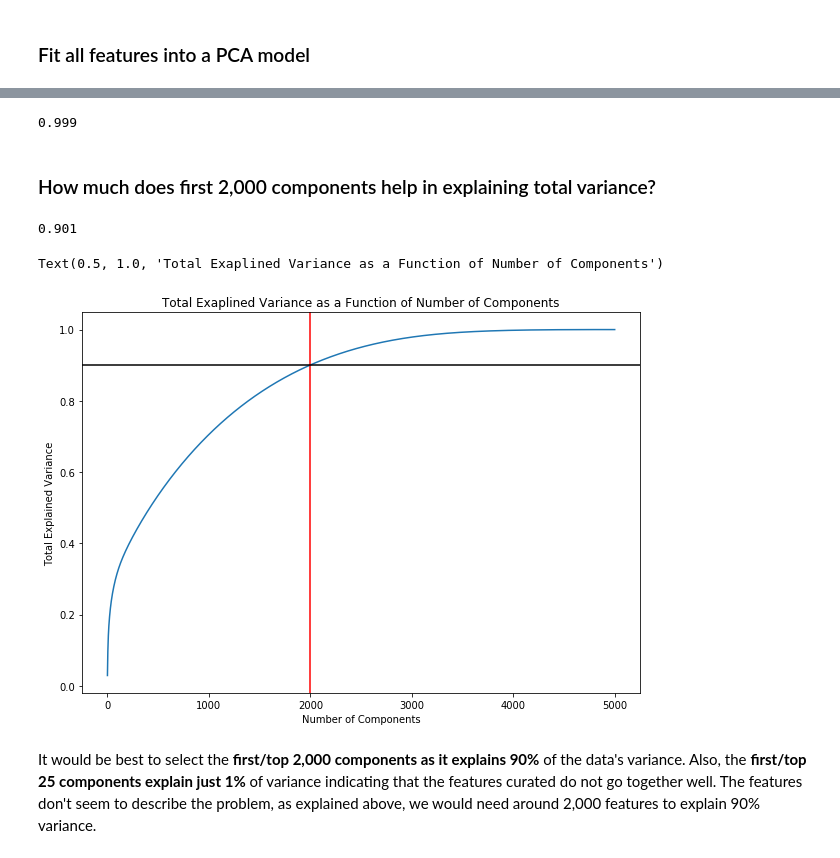
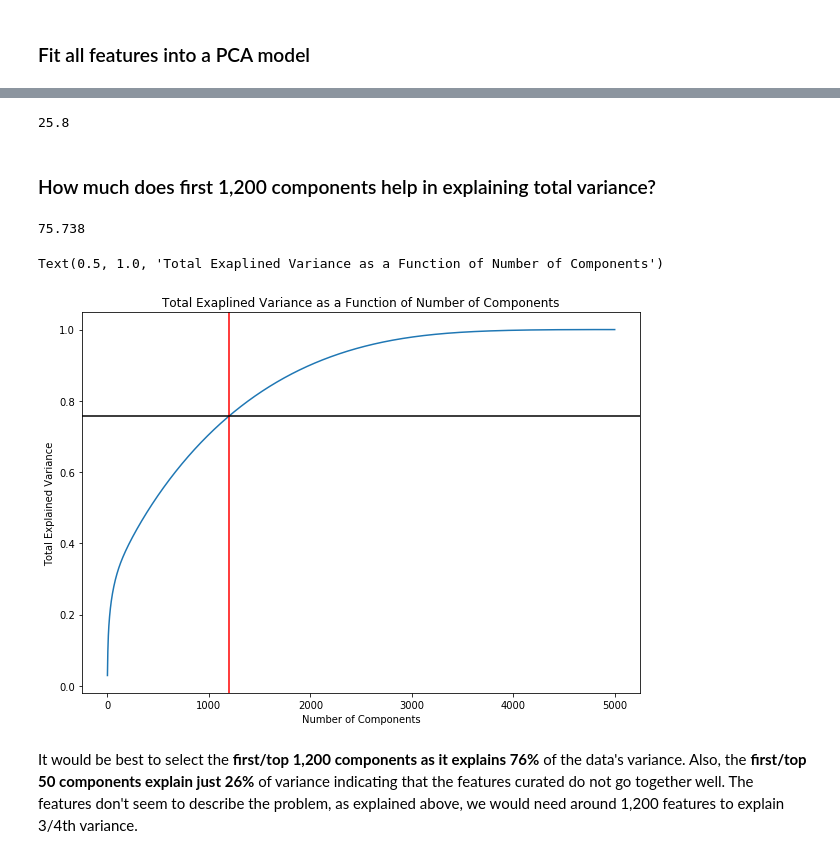
Before and after one commit to USF-CS-663-Spring-2020/lab-03-pca-ksonar, a Jupyter notebook: notebooks/PCA - Lab 03.ipynb, the cells around one changed output, grey strips where cells are left out. Saved outputs shown, nothing was run; the diff lists cells and outputs as text; code cells hidden in the pictures.

```diff
--- a/notebooks/PCA - Lab 03.ipynb
+++ b/notebooks/PCA - Lab 03.ipynb
@@ -161,26 +161,26 @@ Displaying first 100 components for explained variance
+# %%
+(sum(evr[:50])*100).round(3)
+# %% [output]
+25.8
+# %% [markdown]
+### How much does first 1,200 components help in explaining total variance?
 # %%
-sum(evr[:25]).round(3)
+sum(evr[:1200]*100).round(3)
 # %% [output]
-0.999
+75.738
-# %% [markdown]
-### How much does first 2,000 components help in explaining total variance?
-# %%
-sum(evr[:2000]).round(3)
-# %% [output]
-0.901
 # %%
 plt.figure(figsize=(10,7))
 
 plt.plot(np.cumsum(gisette_pca.explained_variance_ratio_))
 plt.xlabel('Number of Components')
 plt.ylabel('Total Explained Variance')
 
-plt.axvline(2000, c='red')
-plt.axhline(0.901, c='black')
+plt.axvline(1200, c='red')
+plt.axhline(0.757, c='black')
 plt.title('Total Exaplined Variance as a Function of Number of Components')
 # %% [output]
 Text(0.5, 1.0, 'Total Exaplined Variance as a Function of Number of Components')
-[figure, old version]
+[figure, new version]
 # %% [markdown]
-It would be best to select the **first/top 2,000 components as it explains 90%** of the data's variance.
-Also, the **first/top 25 components explain just 1%** of variance indicating that the features curated do not go together well. The features don't seem to describe the problem, as explained above, we would need around 2,000 features to explain 90% variance.
+It would be best to select the **first/top 1,200 components as it explains 76%** of the data's variance.
+Also, the **first/top 50 components explain just 26%** of variance indicating that the features curated do not go together well. The features don't seem to describe the problem, as explained above, we would need around 1,200 features to explain 3/4th variance.
```
Also changed, not shown: parts of 1 cell of this notebook.
